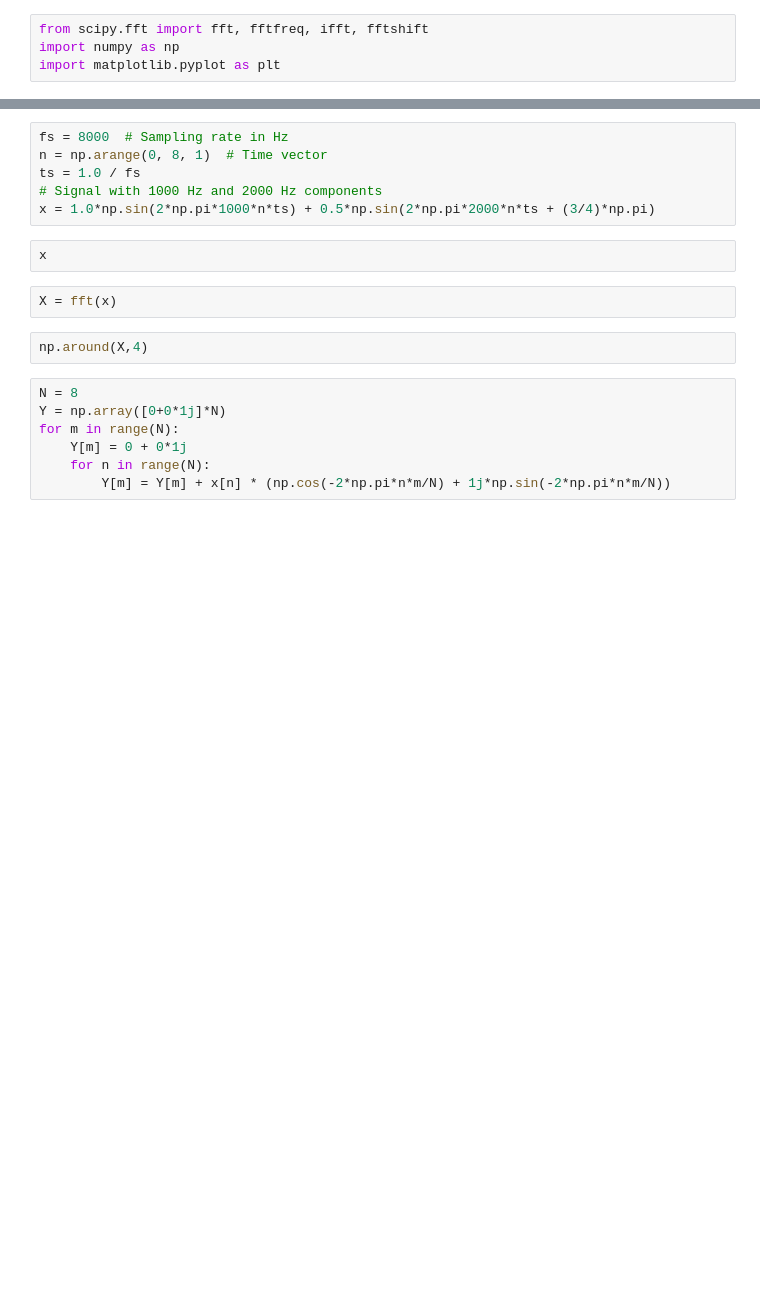
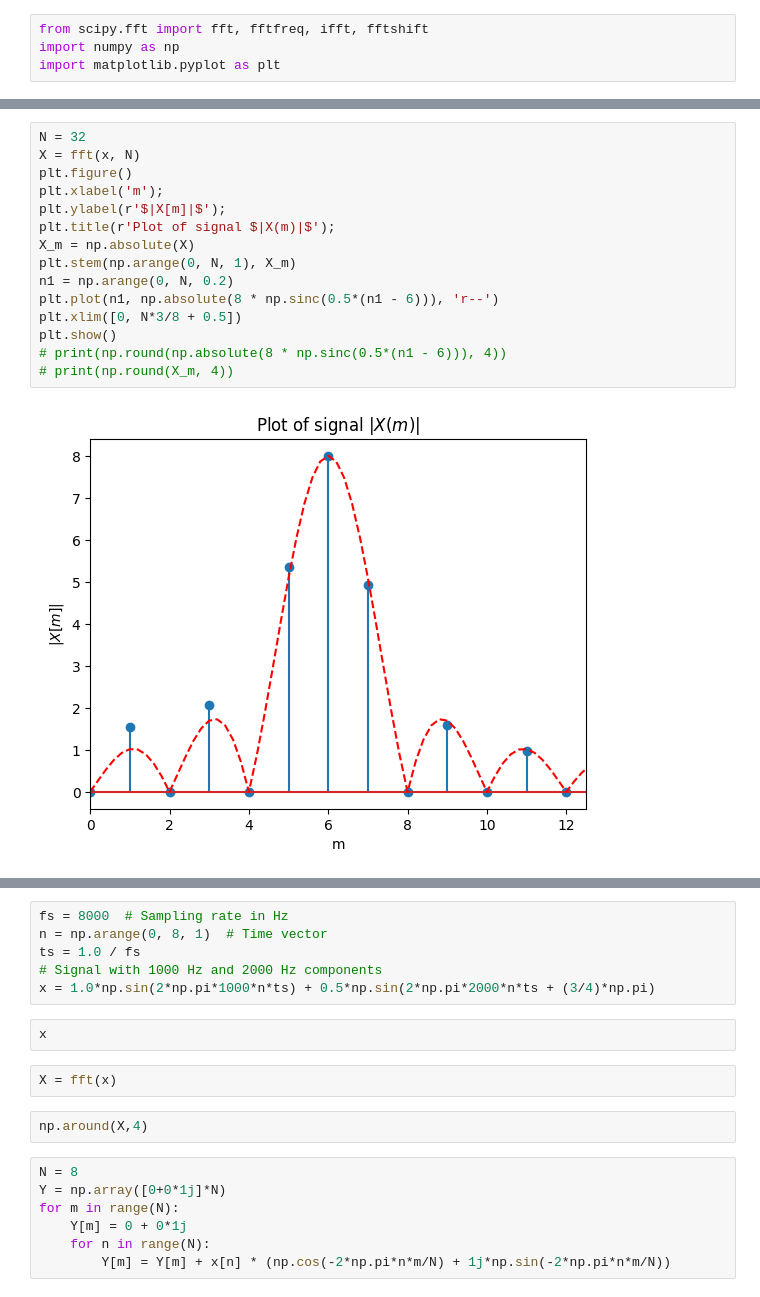
Before and after one commit to eroicaleo/dsp-guide, a Jupyter notebook: code/ch03.ipynb, the cells around one changed output, grey strips where cells are left out. Cells and saved outputs as stored; diff of their text form; blank space fills up the shorter version.

```diff
--- a/code/ch03.ipynb
+++ b/code/ch03.ipynb
@@ -4,0 +35,17 @@ import matplotlib.pyplot as plt
+# %%
+N = 32
+X = fft(x, N)
+plt.figure()
+plt.xlabel('m');
+plt.ylabel(r'$|X[m]|$');
+plt.title(r'Plot of signal $|X(m)|$');
+X_m = np.absolute(X)
+plt.stem(np.arange(0, N, 1), X_m)
+n1 = np.arange(0, N, 0.2)
+plt.plot(n1, np.absolute(8 * np.sinc(0.5*(n1 - 6))), 'r--')
+plt.xlim([0, N*3/8 + 0.5])
+plt.show()
+# print(np.round(np.absolute(8 * np.sinc(0.5*(n1 - 6))), 4))
+# print(np.round(X_m, 4))
+# %% [output]
+[figure, added]
```
Also changed, not shown: parts of 6 cells of this notebook, 3 other files.
